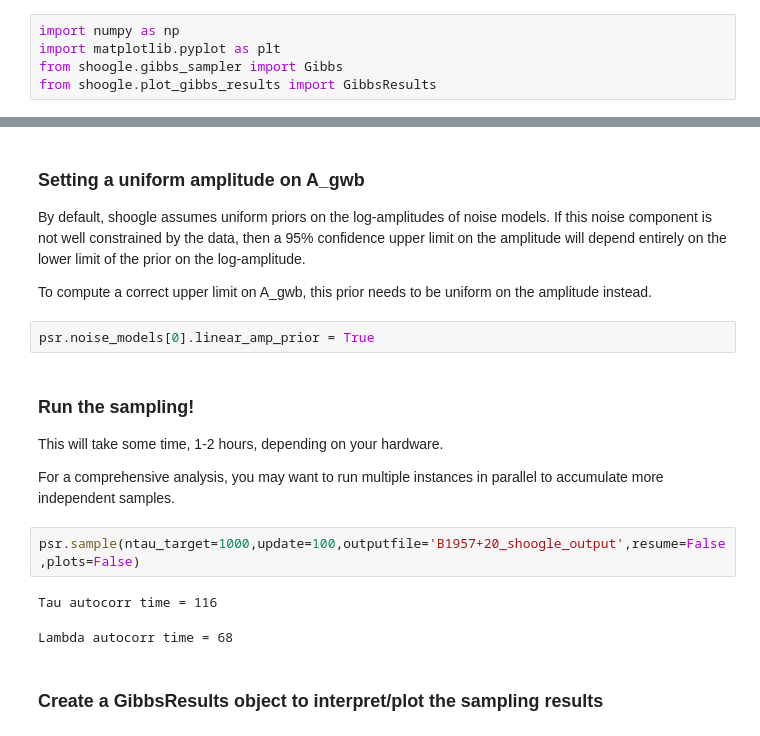
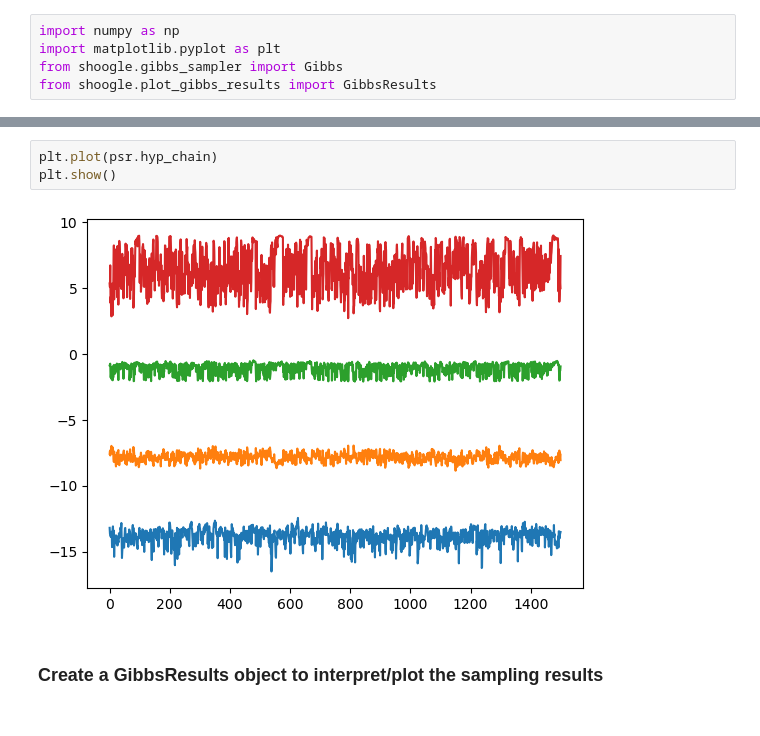
Before and after one commit to coclar/shoogle, a Jupyter notebook: examples/B1957+20/RunB1957.ipynb, the cells around one changed output, grey strips where cells are left out. Drawn from its saved outputs; the diff is of its cells as text.

```diff
--- a/examples/B1957+20/RunB1957.ipynb
+++ b/examples/B1957+20/RunB1957.ipynb
@@ -103,20 +67,8 @@ psr = Gibbs(ft1file='B1957+20_GPTA_DR1.fits',
-# %% [markdown]
-### Setting a uniform amplitude on A_gwb
-By default, shoogle assumes uniform priors on the log-amplitudes of noise models. If this noise component is not well constrained by the data, then a 95% confidence upper limit on the amplitude will depend entirely on the lower limit of the prior on the log-amplitude.
-
-To compute a correct upper limit on A_gwb, this prior needs to be uniform on the amplitude instead.
-# %%
-psr.noise_models[0].linear_amp_prior = True
-# %% [markdown]
-### Run the sampling!
-This will take some time, 1-2 hours, depending on your hardware.
-
-For a comprehensive analysis, you may want to run multiple instances in parallel to accumulate more independent samples.
-# %%
-psr.sample(ntau_target=1000,update=100,outputfile='B1957+20_shoogle_output',resume=False,plots=False)
-# %% [output]
-Tau autocorr time = 116
-Lambda autocorr time = 68
+# %%
+plt.plot(psr.hyp_chain)
+plt.show()
+# %% [output]
+[figure, added]
 # %% [markdown]
 ### Create a GibbsResults object to interpret/plot the sampling results
 # %%
```
Also changed, not shown: parts of 16 cells of this notebook, 1 other file.
